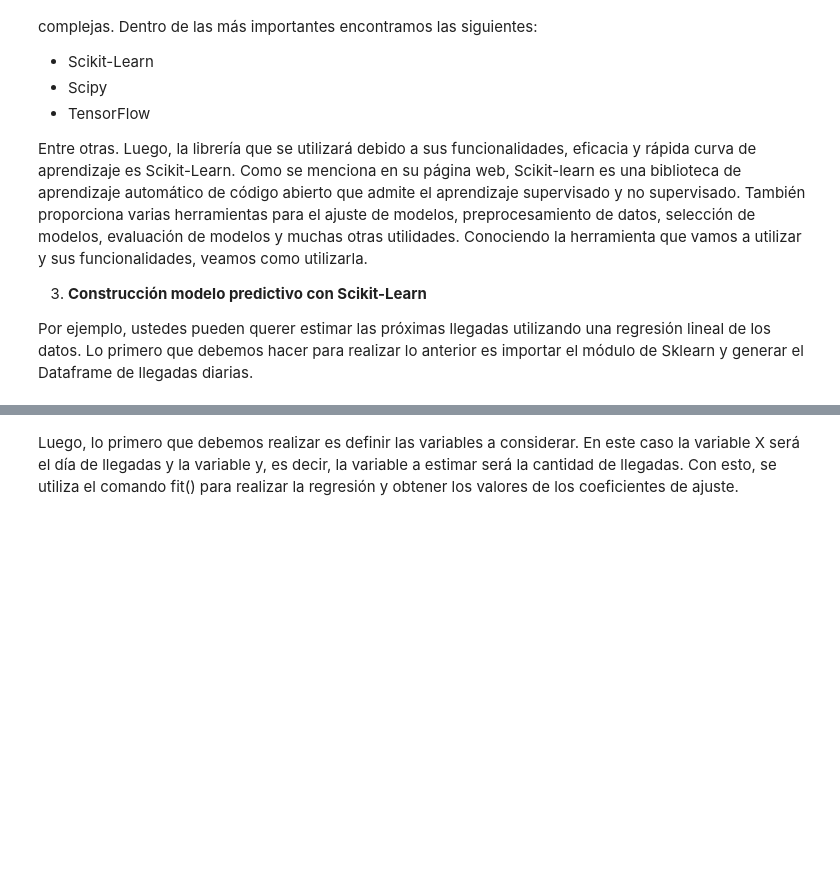
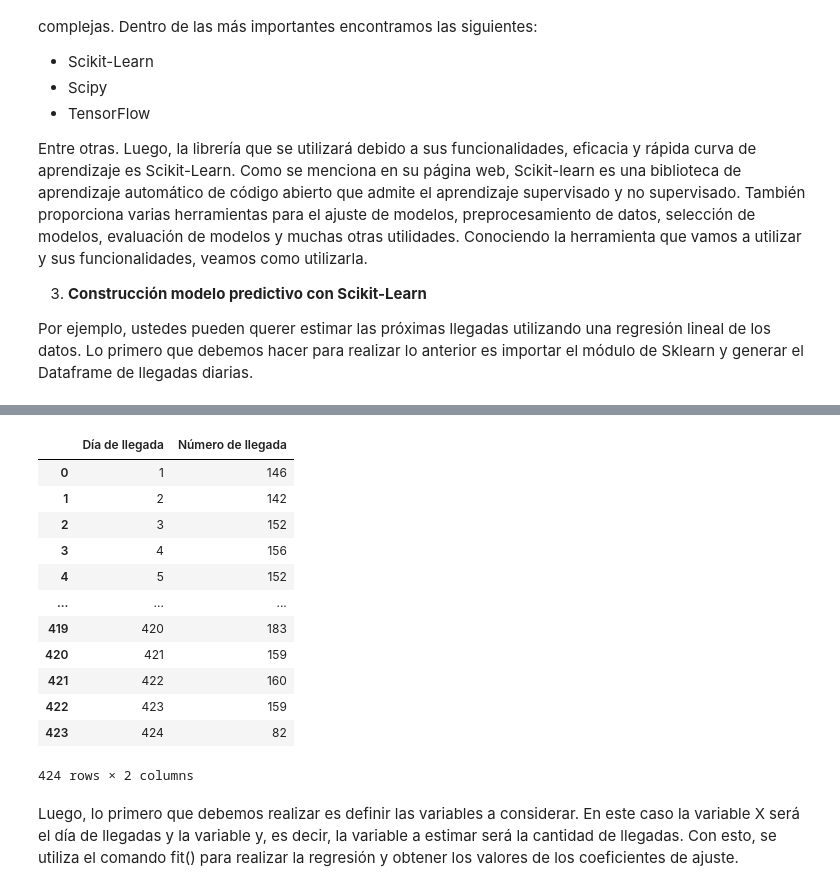
Before and after one commit to remunozz/cienciaDeDatos, a Jupyter notebook: modulo4Coursera.ipynb, the cells around one changed output, grey strips where cells are left out. Saved outputs shown, nothing was run; the diff lists cells and outputs as text; code cells hidden in the pictures; blank space fills up the shorter version.

```diff
--- a/modulo4Coursera.ipynb
+++ b/modulo4Coursera.ipynb
@@ -515,7 +519,22 @@ ModuleNotFoundError: No module named 'sklearn'
 # %%
 Llegadas_GRD = Info_sheet[["Día de llegada", "Número de llegada"]].groupby("Día de llegada").count()
 Llegadas_GRD = Llegadas_GRD.reset_index()
 Llegadas_GRD.head()
+Llegadas_GRD
+# %% [output]
+|  | Día de llegada | Número de llegada |
+| 0 | 1 | 146 |
+| 1 | 2 | 142 |
+| 2 | 3 | 152 |
+| 3 | 4 | 156 |
+| 4 | 5 | 152 |
+| ... | ... | ... |
+| 419 | 420 | 183 |
+| 420 | 421 | 159 |
+| 421 | 422 | 160 |
+| 422 | 423 | 159 |
+| 423 | 424 | 82 |
+424 rows × 2 columns
 # %% [markdown]
 Luego, lo primero que debemos realizar es definir las variables a considerar. En este caso la variable X será el día de llegadas y la variable y, es decir, la variable a estimar será la cantidad de llegadas. Con esto, se utiliza el comando fit() para realizar la regresión y obtener los valores de los coeficientes de ajuste.
 # %%
```
Also changed, not shown: parts of 42 cells of this notebook.
